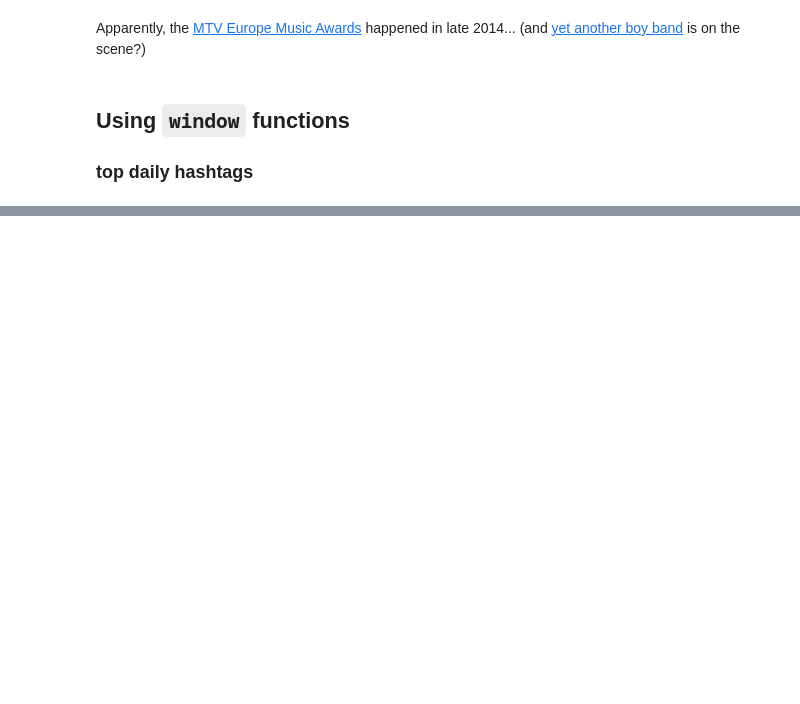
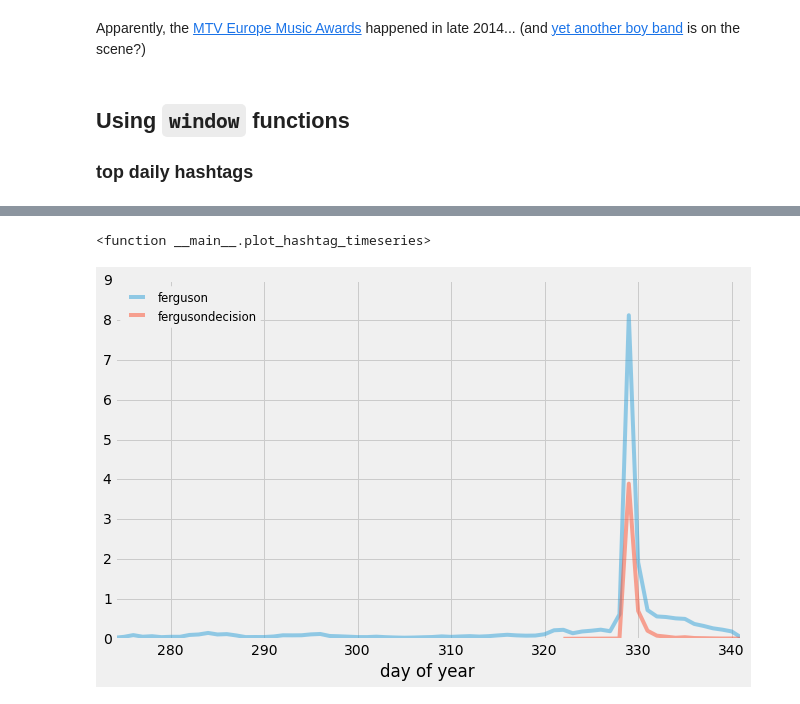
Before and after one commit to rokroskar/spark_workshop, a Jupyter notebook: notebooks/twitter_dataframes/twitter_dataframes.ipynb, the cells around one changed output, grey strips where cells are left out. Cells and saved outputs as stored; diff of their text form; code cells hidden in the pictures; blank space fills up the shorter version.

```diff
--- a/notebooks/twitter_dataframes/twitter_dataframes.ipynb
+++ b/notebooks/twitter_dataframes/twitter_dataframes.ipynb
@@ -64,8 +74,8 @@ hashtag_df = (data.select('created_at', 'entities.hashtags')
                 .filter(func.size('hashtags') > 0)
                 .withColumn('hash_text', hash_text_udf('hashtags'))
                 .select(convert_date_string('created_at').alias('date'), func.explode('hash_text').alias('hashtag'))
-                .withColumn('hashtag', func.lower(func.col('hashtag'))))
-             #   .repartition(1200))
+                .withColumn('hashtag', func.lower(func.col('hashtag')))
+                .repartition(Npartitions))
 hashtag_df.cache()
 # %% [output]
 DataFrame[date: string, hashtag: string]
@@ -116,0 +294,7 @@ Wall time: 1min 59s
+# %%
+%%time
+res = (hashtag_df.map(lambda r: (r.hashtag, 1))
+           .reduceByKey(lambda a,b:a+b)
+           .sortBy(lambda (k,count): count, ascending=False)).take(25)
+for x in res:
+    print(x[0], x[1])
@@ -149,5 +351,4 @@ only showing top 5 rows
 # %% [markdown]
 We can now use the same technique as above using `groupBy` to get daily counts for each hashtag. Since we want to satisfy two conditions (counts per day and counts per hashtag), we simply give `groupBy` two columns:
 # %%
-day_counts = (daily_hashtag.select('day', 'hashtag', 'week').groupby('day', 'hashtag', 'week')
-                       .count())
+day_counts = daily_hashtag.groupby('day', 'hashtag', 'week').count()
@@ -306,4 +573,0 @@ only showing top 200 rows
-# %%
-def plot_hashtag_timeseries(hashtag):
-    day_data = day_counts.filter(day_counts['hashtag'] == hashtag).select('day', 'count').sort('day').toPandas()
-    day_data.plot.line(x='day',y='count', label = hashtag)
@@ -325,0 +582,25 @@ None
+# %%
+minmax = day_counts.select(func.min('day').alias('min'), func.max('day').alias('max')).map(lambda r: (r.min,r.max)).collect()[0]
+
+from ipywidgets import interact, interactive, fixed
+import ipywidgets as widgets
+
+def plot_hashtag_timeseries(hashtags):
+
+    if ',' in hashtags : hashtags = map(lambda x: x.strip(), hashtags.split(','))
+
+    if type(hashtags) is not list:
+        hashtags = [hashtags]
+    max_data = 0
+    for hashtag in hashtags:
+        day_data = day_counts.filter(day_counts['hashtag'] == hashtag).select('day', 'count').sort('day').toPandas()
+        max_data = day_data['count'].max()
+        plt.plot(day_data['day'],day_data['count']/day_data['count'].std(), label = hashtag, alpha=.5)
+
+    plt.xlabel('day of year')
+    plt.legend(fontsize='small', loc='upper left')
+    plt.xlim(minmax)
+interact(plot_hashtag_timeseries, hashtags='ferguson, fergusondecision')
+# %% [output]
+<function __main__.plot_hashtag_timeseries>
+[figure, added]
```
Also changed, not shown: parts of 91 cells of this notebook, 1 other file.
